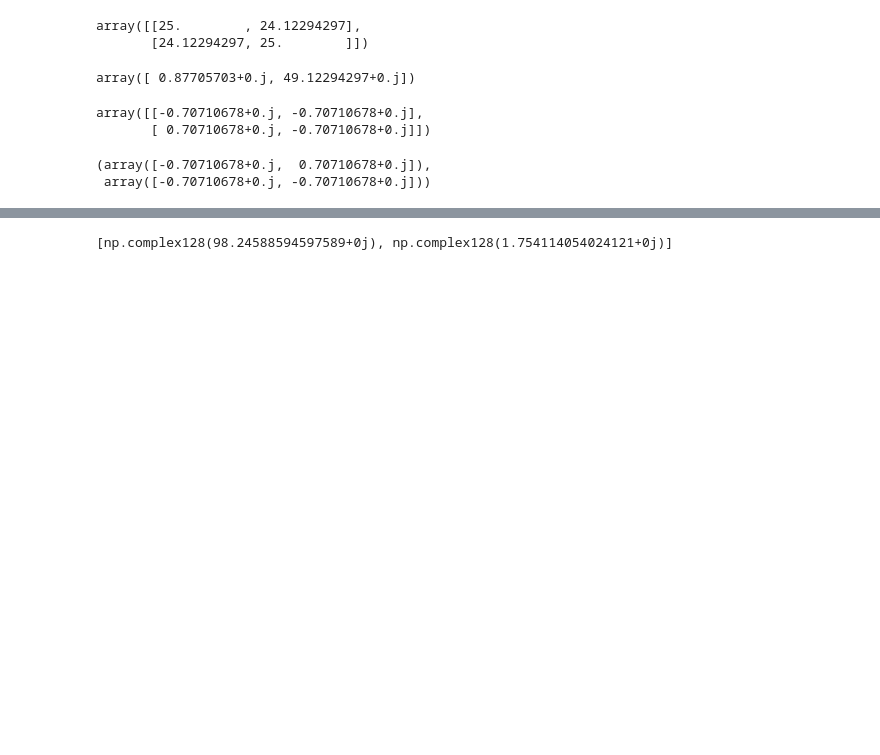
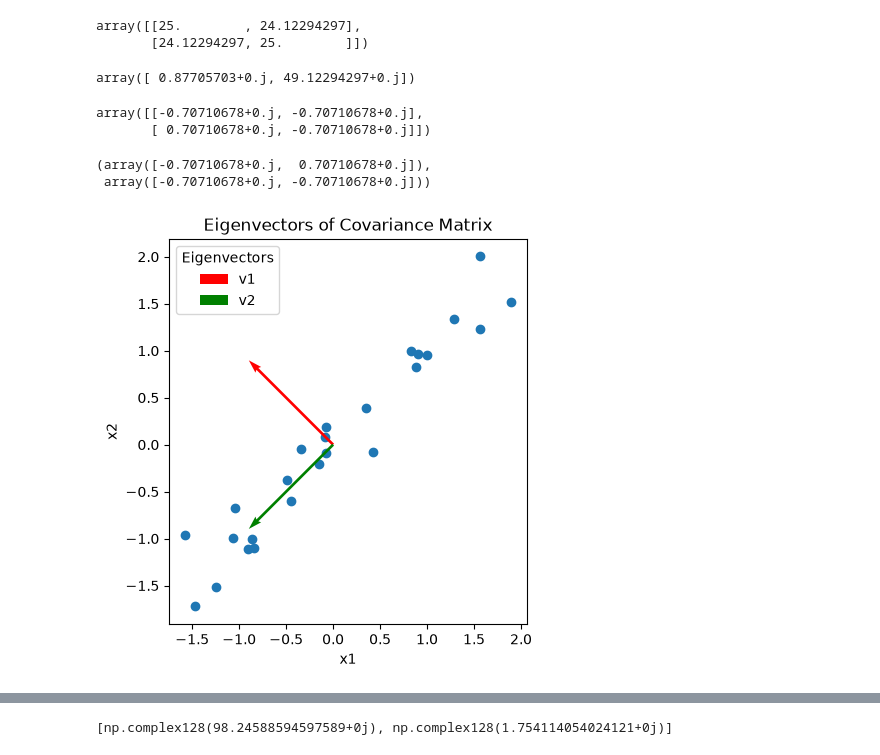
Before and after one commit to Hulash-shah/Data-Science-And-Machine-Learning-Skill-Sikshya, a Jupyter notebook: Skill_Sikshya/Day49/Priniciple_Component_Analysis(PCA).ipynb, the cells around one changed output, grey strips where cells are left out. Drawn from its saved outputs; the diff is of its cells as text; code cells hidden in the pictures; blank space fills up the shorter version.

Commit message:
practiced some charts of eigen values and eigen vectors , looked upon the PCA and used co varience to precdict the more conserving data

```diff
--- a/Skill_Sikshya/Day49/Priniciple_Component_Analysis(PCA).ipynb
+++ b/Skill_Sikshya/Day49/Priniciple_Component_Analysis(PCA).ipynb
@@ -163,6 +165,26 @@ v1 ,v2
 # %% [output]
 (array([-0.70710678+0.j,  0.70710678+0.j]),
  array([-0.70710678+0.j, -0.70710678+0.j]))
+# %%
+x = 0
+y = 0
+fig, ax = plt.subplots()
+
+ax.quiver(x,y,v1[0],v1[1], angles='xy', scale=3, color='red', zorder=10)
+ax.quiver(x,y,v2[0],v2[1], angles='xy', scale=3, color='green', zorder=10)
+ax.legend(labels=['v1', 'v2'], title='Eigenvectors')
+
+ax.scatter(X[:, 0], X[:, 1], zorder=2)
+ax.set_xlabel("x1")
+ax.set_ylabel("x2")
+ax.set_title("Eigenvectors of Covariance Matrix")
+
+ax.set_aspect('equal')
+fig.set_figheight(5)
+fig.set_figwidth(5)
+plt.show()
+# %% [output]
+[figure, added]
 # %%
 idx = e_values.argsort()[::-1]
 e_values = e_values[idx]
```
Also changed, not shown: parts of 4 cells of this notebook, 1 other file.
